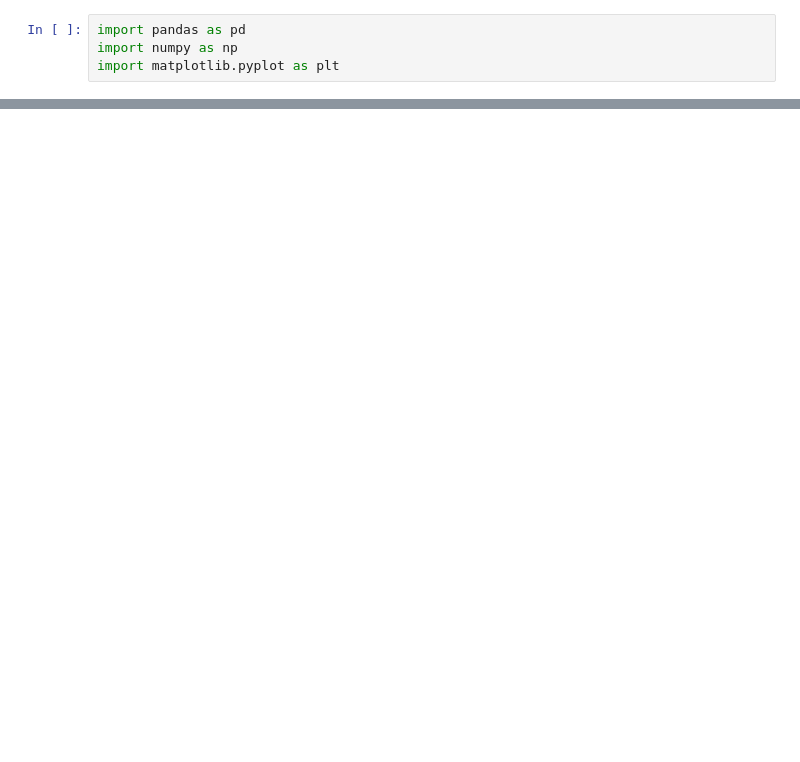
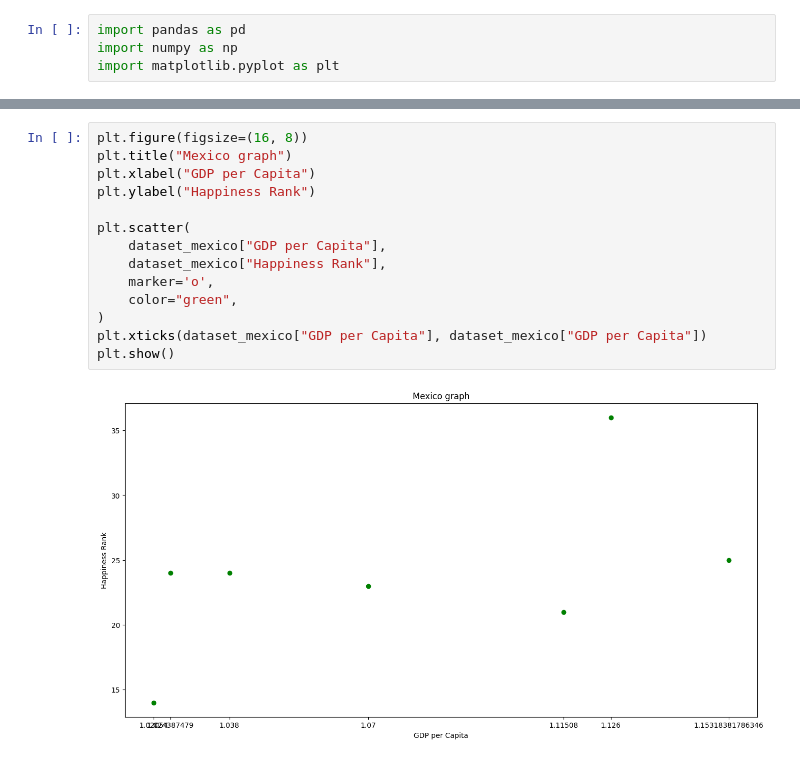
Before and after one commit to mayela/mlops-bootcamp, a Jupyter notebook: first_milestone/First_milestone.ipynb, the cells around one changed output, grey strips where cells are left out. Drawn from its saved outputs; the diff is of its cells as text; blank space fills up the shorter version.

```diff
--- a/first_milestone/First_milestone.ipynb
+++ b/first_milestone/First_milestone.ipynb
@@ -347,0 +284,16 @@ plt.show()
+# %%
+plt.figure(figsize=(16, 8))
+plt.title("Mexico graph")
+plt.xlabel("GDP per Capita")
+plt.ylabel("Happiness Rank")
+
+plt.scatter(
+    dataset_mexico["GDP per Capita"],
+    dataset_mexico["Happiness Rank"],
+    marker='o',
+    color="green",
+)
+plt.xticks(dataset_mexico["GDP per Capita"], dataset_mexico["GDP per Capita"])
+plt.show()
+# %% [output]
+[figure, added]
```
Also changed, not shown: parts of 35 cells of this notebook, 12 other files.
